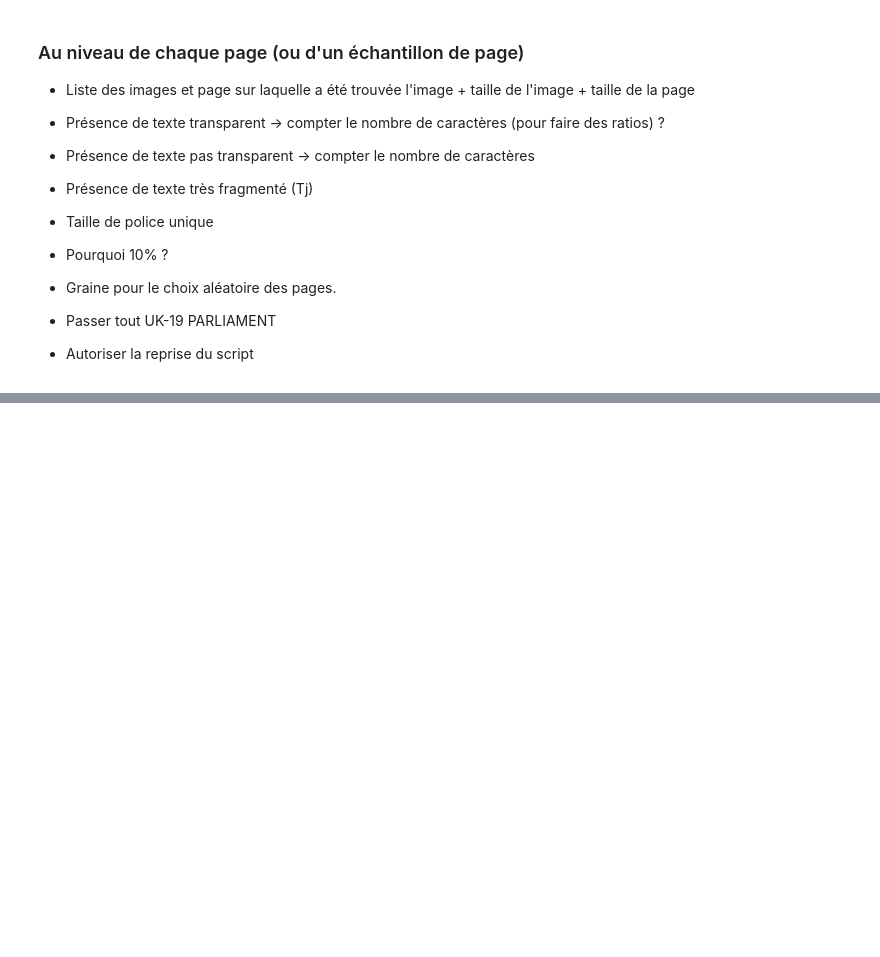
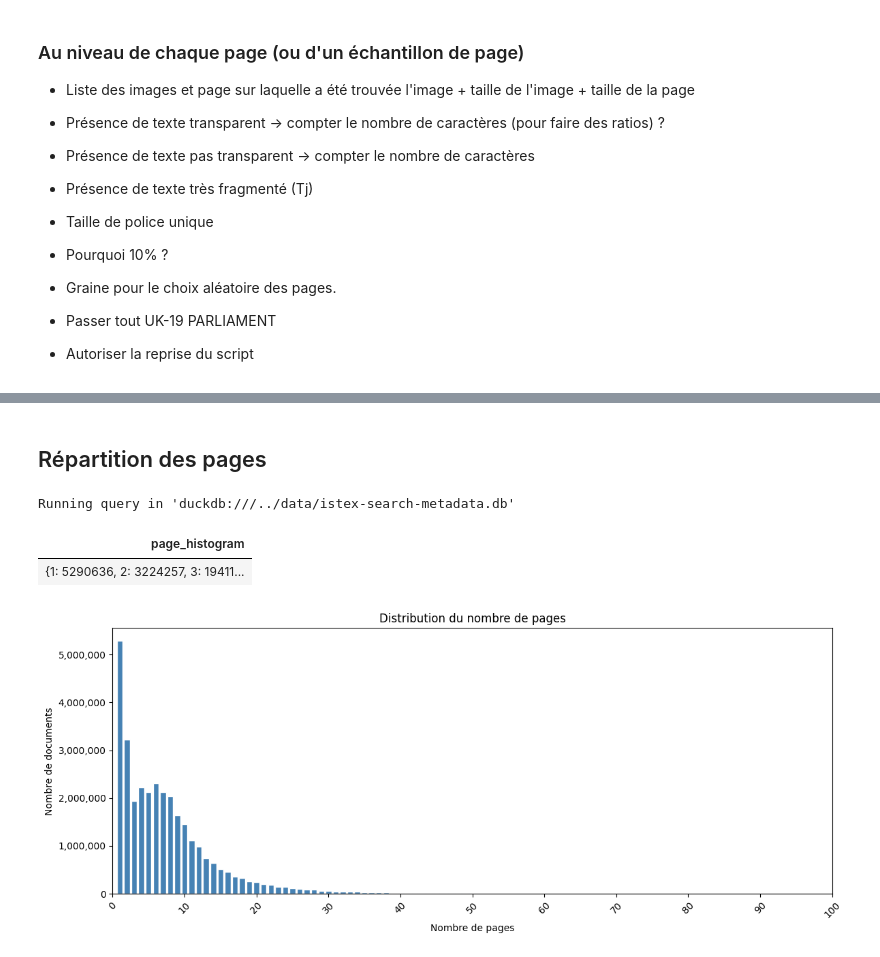
Before and after one commit to OcrIstex/ocr-istex, a Jupyter notebook: OCR dans Istex.ipynb, the cells around one changed output, grey strips where cells are left out. Saved outputs shown, nothing was run; the diff lists cells and outputs as text; code cells hidden in the pictures; blank space fills up the shorter version.

```diff
--- a/OCR dans Istex.ipynb
+++ b/OCR dans Istex.ipynb
@@ -196,0 +263,36 @@ plt.show()
+# %% [markdown]
+## Répartition des pages
+# %%
+%%sql
+SELECT
+  histogram (pdfPageCount) AS page_histogram
+FROM
+  records;
+# %% [output]
+Running query in 'duckdb:///../data/istex-search-metadata.db'
+| page_histogram |
+| {1: 5290636, 2: 3224257, 3: 19411... |
+# %%
+import matplotlib.pyplot as plt
+import matplotlib.ticker as mtick
+
+hist = _.DataFrame()['page_histogram'][0]
+
+buckets = sorted(int(k) for k in hist.keys())
+counts = [hist[int(b)] for b in buckets]
+
+fig, ax = plt.subplots(figsize=(12,5))
+width = (buckets[1] - buckets[0]) * 0.8
+
+ax.bar(buckets, counts, width=width, color='steelblue', edgecolor='white')
+ax.set_xlim(0, 100)
+ax.set_xlabel("Nombre de pages")
+ax.set_ylabel("Nombre de documents")
+ax.set_title("Distribution du nombre de pages")
+ax.yaxis.set_major_formatter(mtick.StrMethodFormatter('{x:,.0f}'))
+ax.set_xticks(range(0, 101, 10))
+plt.xticks(rotation=45)
+plt.tight_layout()
+plt.show()
+# %% [output]
+[figure, added]
```
Also changed, not shown: parts of 4 cells of this notebook.
